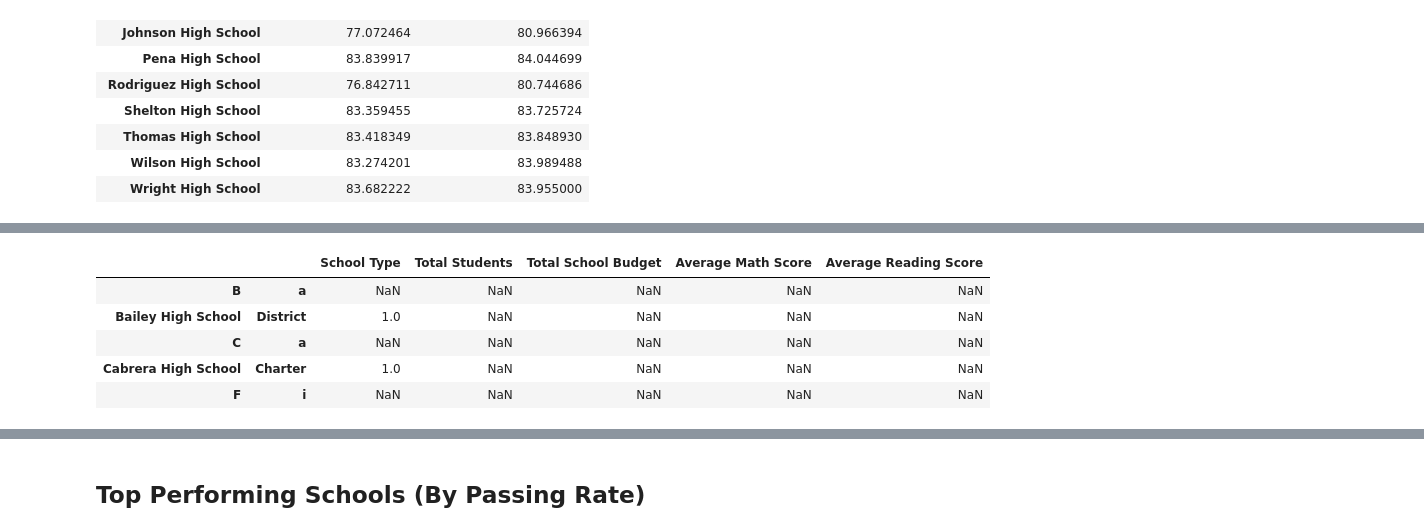
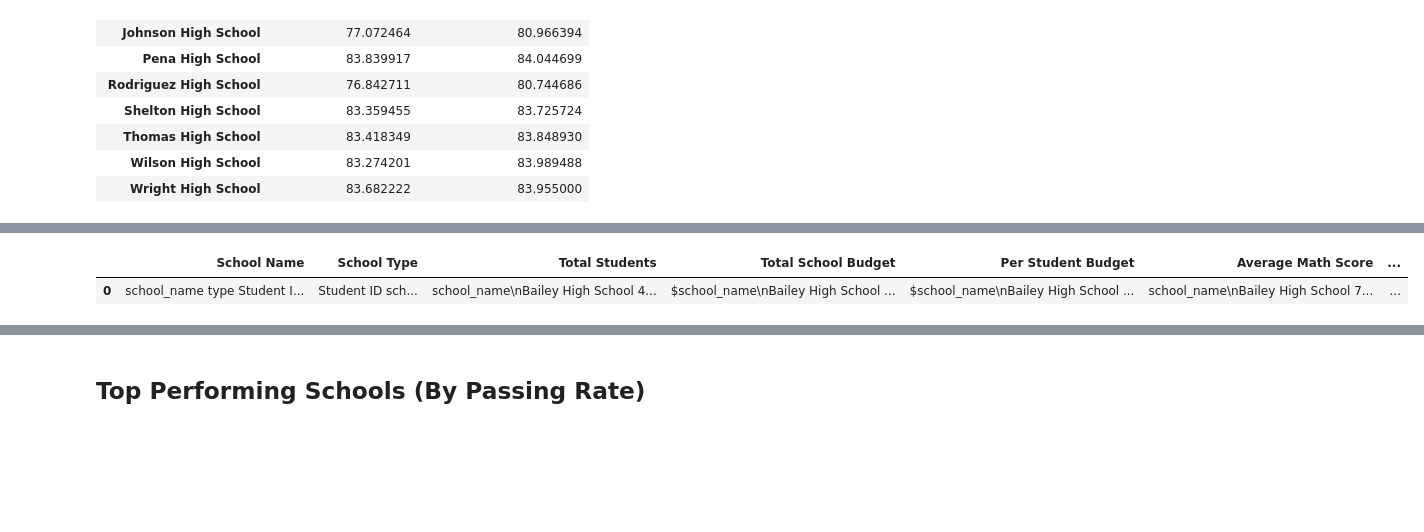
Before and after one commit to AGPalmer88/Pandas-Challenge, a Jupyter notebook: PyCitySchools/PyAcademyScores.ipynb, the cells around one changed output, grey strips where cells are left out. Saved outputs shown, nothing was run; the diff lists cells and outputs as text; code cells hidden in the pictures; blank space fills up the shorter version.

```diff
--- a/PyCitySchools/PyAcademyScores.ipynb
+++ b/PyCitySchools/PyAcademyScores.ipynb
@@ -458,22 +480,18 @@ memory usage: 2.5+ KB
 # %%
-#Organize and rename columns
-school_summary_df = school_summary_df.rename(columns={"math_score": "Average Math Score", "type": "School Type", "size": "Total Students", "budget": "Total School Budget"})
-school_summary_df
-# Create a dataframe to hold the above results
-school_summary_df = pd.DataFrame({"School Type":summary_school_type,
-    "Total Students":summary_total_number_students,
-    "Total School Budget":summary_total_school_budget,
-#    "Per Student Budget":per_student_budget
-    "Average Math Score":summary_avg_math_score,
-    "Average Reading Score":summary_avg_reading_score})
-#    "%Passing Math":summary_passing_math
-#    "%Passing Reading":summary_passing_reading
-
-school_summary_df.head()
+#### ATTN: TA I'VE TRIED TO GET THIS TO JUST PRINT WITH NO AVAIL DUE TO THE NON NULL/NAN & I'VE ASKED ABOUT THIS IN THE CHAT AND NO LUCK
+#Organize and rename columns & Create a dataframe to hold the above results
+school_summary_df2 = pd.DataFrame({"School Name":[grouped_school_data],
+    "School Type":[summary_school_type],
+    "Total Students": f"{summary_total_number_students}",
+    "Total School Budget": f"${summary_total_school_budget}",
+    "Per Student Budget": f"${budget_per_student}",
+    "Average Math Score": f"{summary_avg_math_score}",
+    "Average Reading Score":f"{summary_avg_reading_score}",
+    "% Passing Math": f"{summary_passing_math}%",
+    "% Passing Reading": f"{summary_passing_reading}%",
+    "Overall Passing Rate": f"{overall_passing_rate}%"
+})
+school_summary_df2
 # %% [output]
-|  |  | School Type | Total Students | Total School Budget | Average Math Score | Average Reading Score |
-| B | a | NaN | NaN | NaN | NaN | NaN |
-| Bailey High School | District | 1.0 | NaN | NaN | NaN | NaN |
-| C | a | NaN | NaN | NaN | NaN | NaN |
-| Cabrera High School | Charter | 1.0 | NaN | NaN | NaN | NaN |
-| F | i | NaN | NaN | NaN | NaN | NaN |
+|  | School Name | School Type | Total Students | Total School Budget | Per Student Budget | Average Math Score | ... |
+| 0 | school_name type Student I... | Student ID sch... | school_name\nBailey High School 4... | $school_name\nBailey High School ... | $school_name\nBailey High School ... | school_name\nBailey High School 7... | ... |
```
Also changed, not shown: parts of 19 cells of this notebook.
